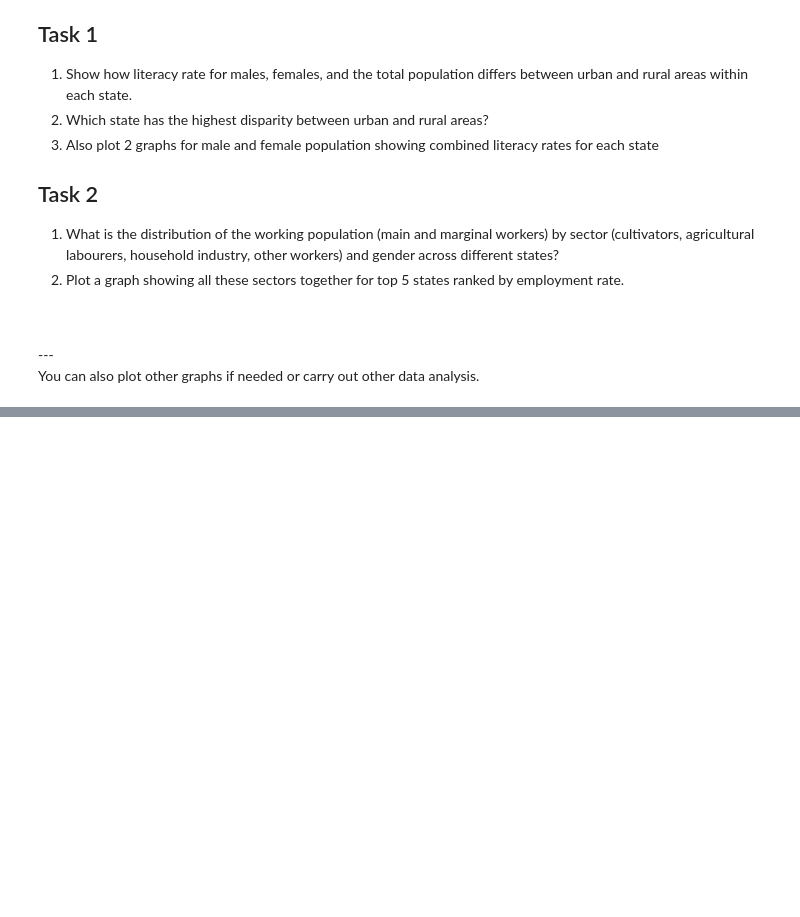
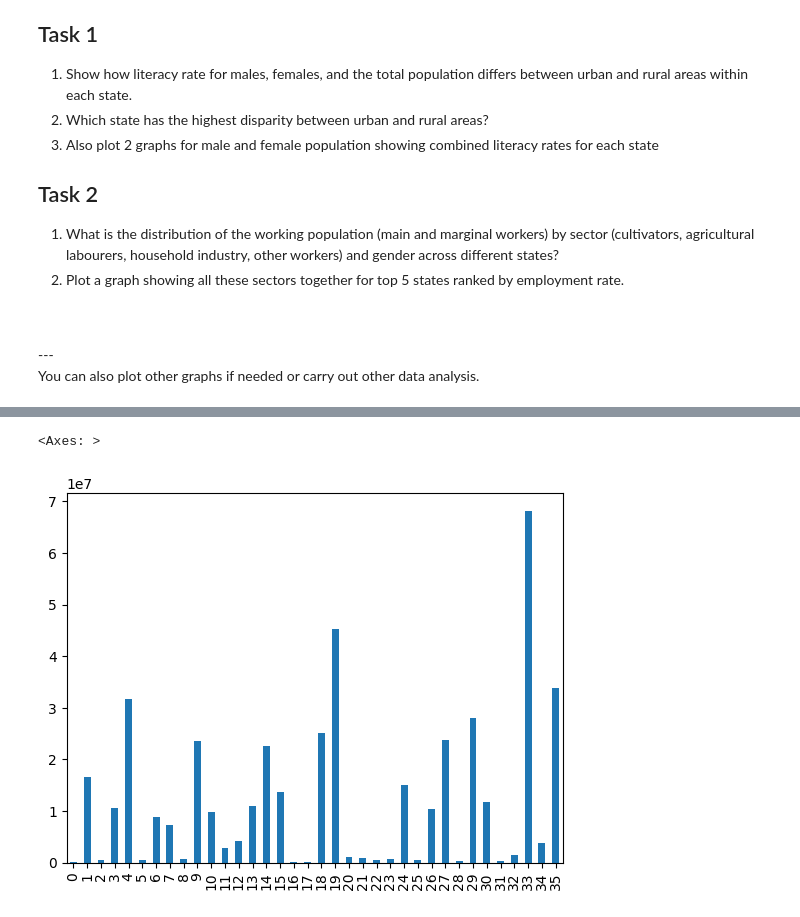
Before and after one commit to yaswanthk0424/web_scraping-2k25, a Jupyter notebook: Week2-Assignment/Problem1/problem1.ipynb, the cells around one changed output, grey strips where cells are left out. Saved outputs shown, nothing was run; the diff lists cells and outputs as text; code cells hidden in the pictures; blank space fills up the shorter version.

```diff
--- a/Week2-Assignment/Problem1/problem1.ipynb
+++ b/Week2-Assignment/Problem1/problem1.ipynb
@@ -33,0 +37,19 @@ data = pd.read_csv('NDAP_REPORT_6000.csv')
+# %%
+cols_to_sum = [
+    'male_population',
+    'female_population',
+    'male_literate_population',
+    'female_literate_population'
+]
+
+rural = (
+     rural
+    .groupby('state', as_index=False)[cols_to_sum]
+    .sum()
+)
+
+urban = (
+     urban
+    .groupby('state', as_index=False)[cols_to_sum]
+    .sum()
+)
@@ -33,0 +82,10 @@ data = pd.read_csv('NDAP_REPORT_6000.csv')
+# %%
+rural['male_lit_pct'] = rural['male_literate_population'] / rural['male_population'] * 100
+urban['male_lit_pct'] = urban['male_literate_population'] / urban['male_population'] * 100
+rural['female_lit_pct'] = rural['female_literate_population'] / rural['female_population'] * 100
+urban['female_lit_pct'] = urban['female_literate_population'] / urban['female_population'] * 100
+# %%
+statewise = rural.merge(urban, on='state', suffixes=('_rural', '_urban'))
+# %%
+statewise['diff_urban']=statewise['male_lit_pct_urban']-statewise['female_lit_pct_urban']
+statewise['diff_rural']=statewise['male_lit_pct_rural']-statewise['female_lit_pct_rural']
@@ -33,0 +134,5 @@ data = pd.read_csv('NDAP_REPORT_6000.csv')
+# %%
+(statewise['male_literate_population_rural']+statewise['male_literate_population_urban']).plot(kind="bar")
+# %% [output]
+<Axes: >
+[figure, added]
```
Also changed, not shown: parts of 23 cells of this notebook, 1 other file.
